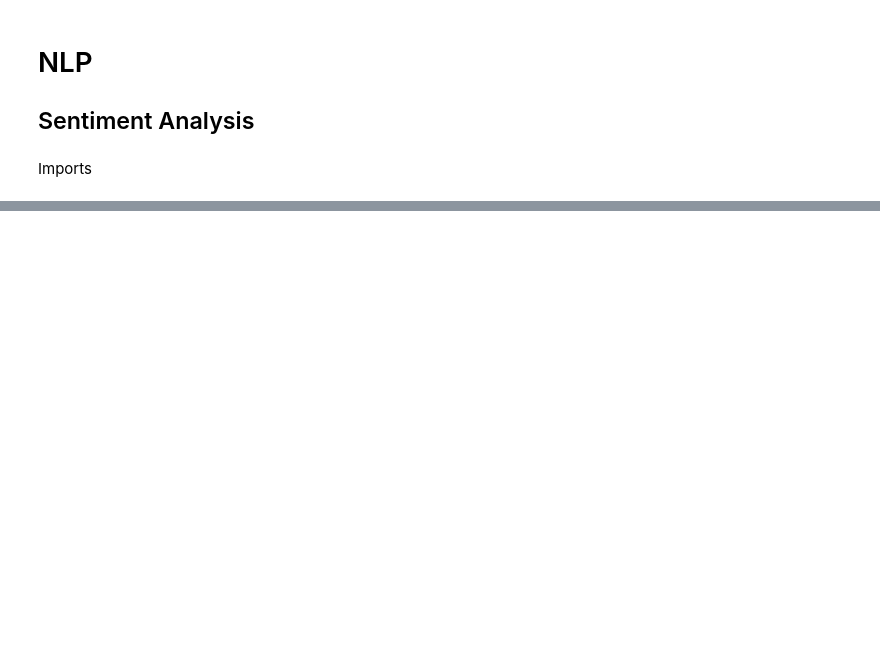
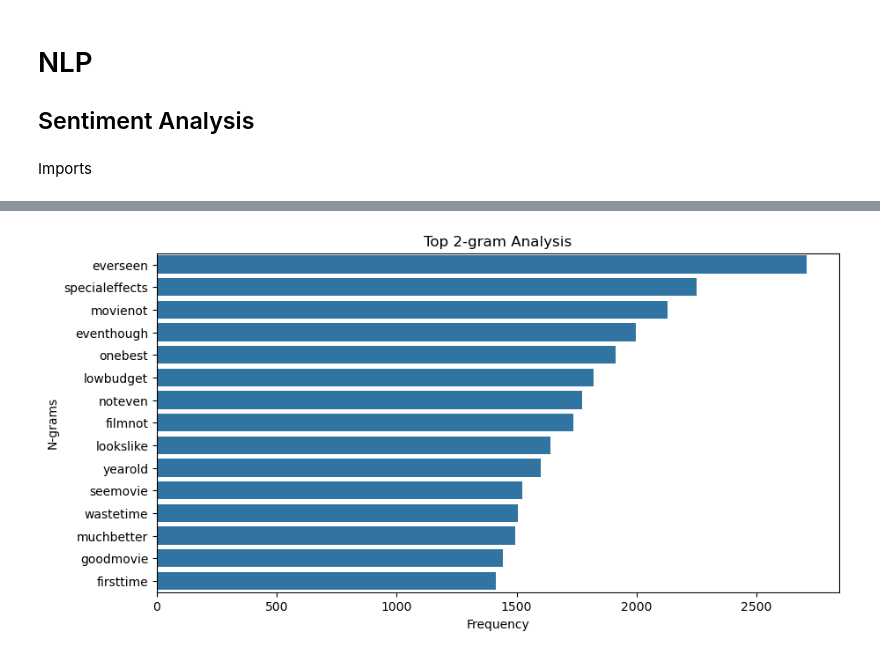
Before and after one commit to Mcaldas11/IA-class, a Jupyter notebook: notebook/NLP.ipynb, the cells around one changed output, grey strips where cells are left out. Cells and saved outputs as stored; diff of their text form; code cells hidden in the pictures; blank space fills up the shorter version.

```diff
--- a/notebook/NLP.ipynb
+++ b/notebook/NLP.ipynb
@@ -41,0 +333,4 @@ memory usage: 781.4+ KB
+# %%
+draw_n_gram(all_words, 2)
+# %% [output]
+[figure, added]
```
Also changed, not shown: parts of 40 cells of this notebook, 1 other file.
